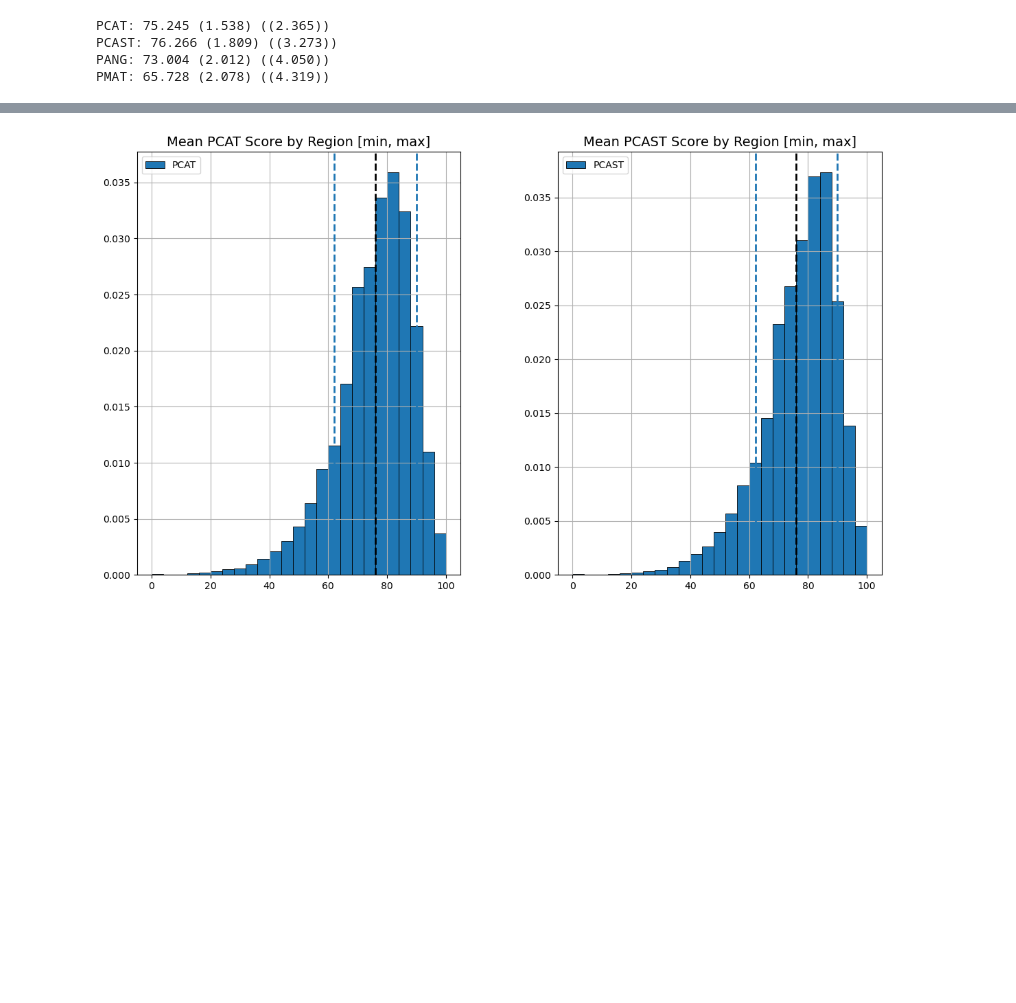
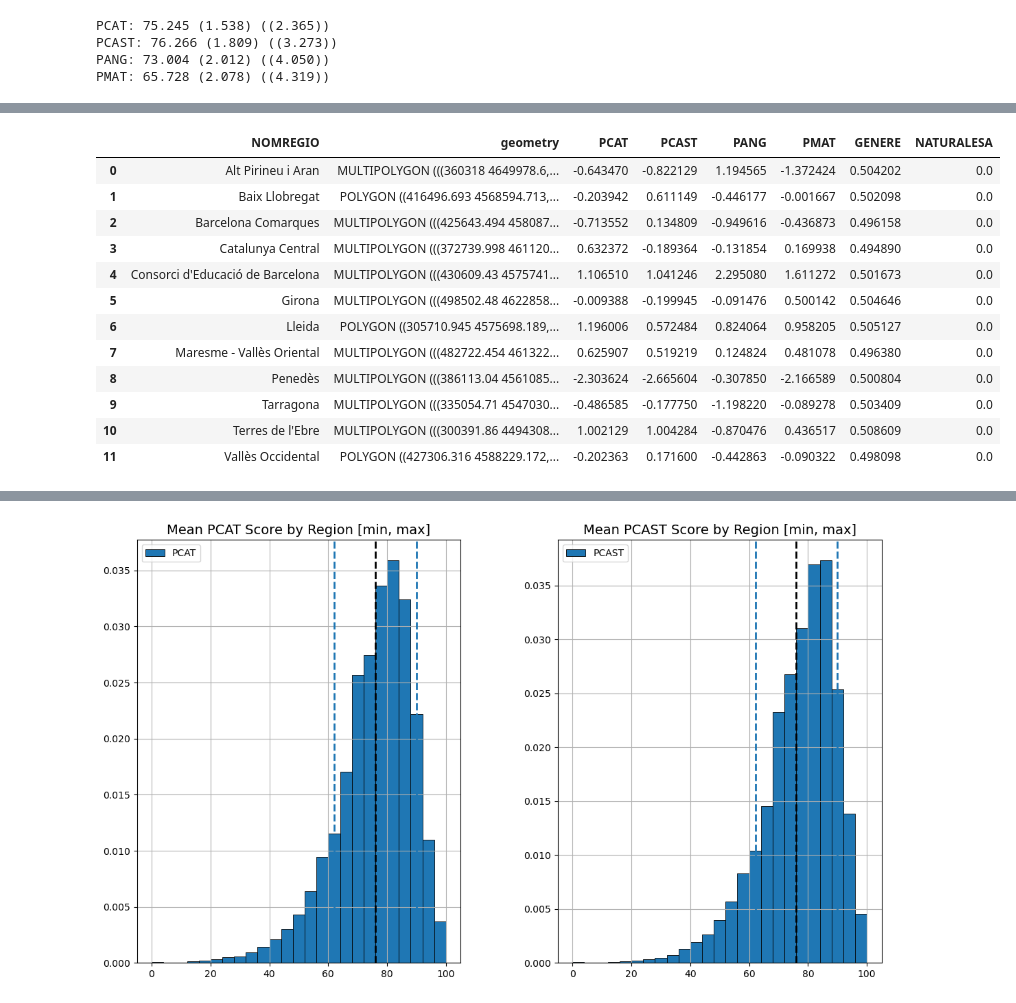
Before and after one commit to m-garcia-rodriguez/Education-Big-Data-Project, a Jupyter notebook: Notebooks/Geography.ipynb, the cells around one changed output, grey strips where cells are left out. Cells and saved outputs as stored; diff of their text form; code cells hidden in the pictures; blank space fills up the shorter version.

```diff
--- a/Notebooks/Geography.ipynb
+++ b/Notebooks/Geography.ipynb
@@ -755,3 +971,19 @@ vmax: 4.618636690273576
+# %%
+merged_s_norm
+# %% [output]
+|  | NOMREGIO | geometry | PCAT | PCAST | PANG | PMAT | GENERE | NATURALESA |
+| 0 | Alt Pirineu i Aran | MULTIPOLYGON (((360318 4649978.6,... | -0.643470 | -0.822129 | 1.194565 | -1.372424 | 0.504202 | 0.0 |
+| 1 | Baix Llobregat | POLYGON ((416496.693 4568594.713,... | -0.203942 | 0.611149 | -0.446177 | -0.001667 | 0.502098 | 0.0 |
+| 2 | Barcelona Comarques | MULTIPOLYGON (((425643.494 458087... | -0.713552 | 0.134809 | -0.949616 | -0.436873 | 0.496158 | 0.0 |
+| 3 | Catalunya Central | MULTIPOLYGON (((372739.998 461120... | 0.632372 | -0.189364 | -0.131854 | 0.169938 | 0.494890 | 0.0 |
+| 4 | Consorci d'Educació de Barcelona | MULTIPOLYGON (((430609.43 4575741... | 1.106510 | 1.041246 | 2.295080 | 1.611272 | 0.501673 | 0.0 |
+| 5 | Girona | MULTIPOLYGON (((498502.48 4622858... | -0.009388 | -0.199945 | -0.091476 | 0.500142 | 0.504646 | 0.0 |
+| 6 | Lleida | POLYGON ((305710.945 4575698.189,... | 1.196006 | 0.572484 | 0.824064 | 0.958205 | 0.505127 | 0.0 |
+| 7 | Maresme - Vallès Oriental | MULTIPOLYGON (((482722.454 461322... | 0.625907 | 0.519219 | 0.124824 | 0.481078 | 0.496380 | 0.0 |
+| 8 | Penedès | MULTIPOLYGON (((386113.04 4561085... | -2.303624 | -2.665604 | -0.307850 | -2.166589 | 0.500804 | 0.0 |
+| 9 | Tarragona | MULTIPOLYGON (((335054.71 4547030... | -0.486585 | -0.177750 | -1.198220 | -0.089278 | 0.503409 | 0.0 |
+| 10 | Terres de l'Ebre | MULTIPOLYGON (((300391.86 4494308... | 1.002129 | 1.004284 | -0.870476 | 0.436517 | 0.508609 | 0.0 |
+| 11 | Vallès Occidental | POLYGON ((427306.316 4588229.172,... | -0.202363 | 0.171600 | -0.442863 | -0.090322 | 0.498098 | 0.0 |
 # %%
 from scipy.stats import gaussian_kde
 
```
Also changed, not shown: parts of 12 cells of this notebook, 1 other file.
